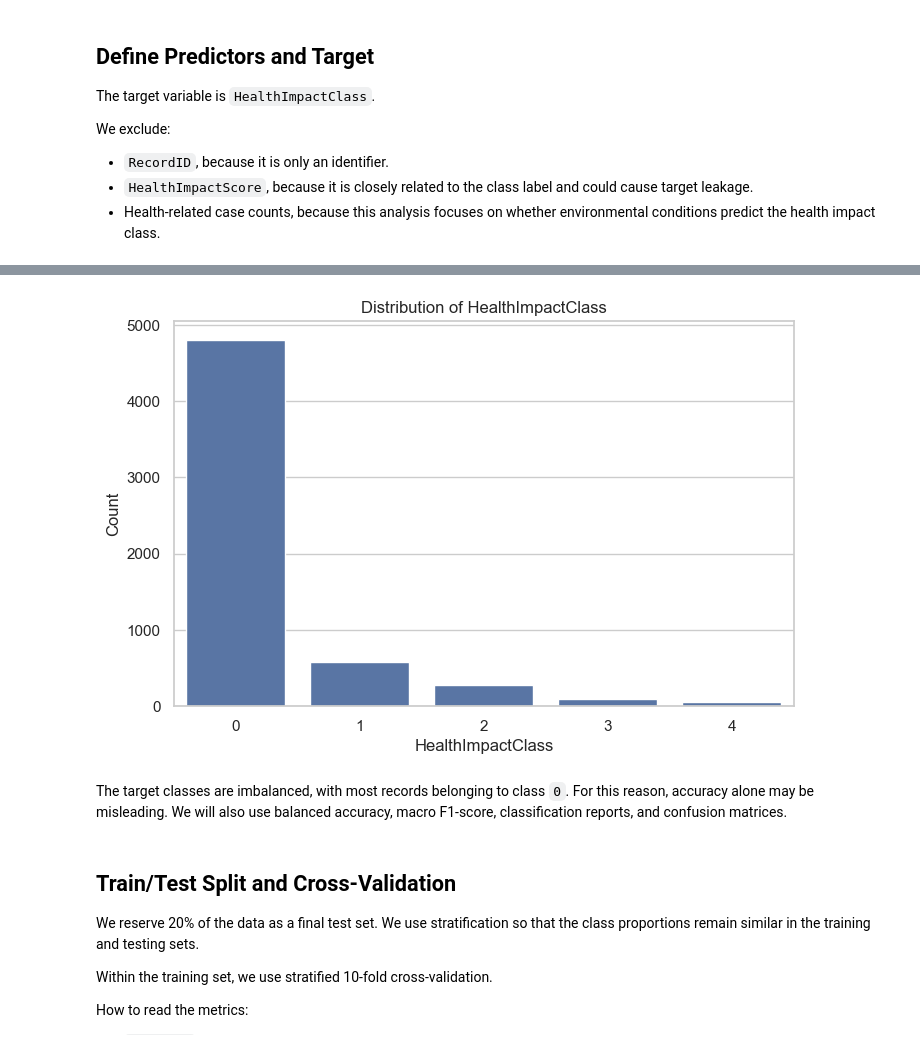
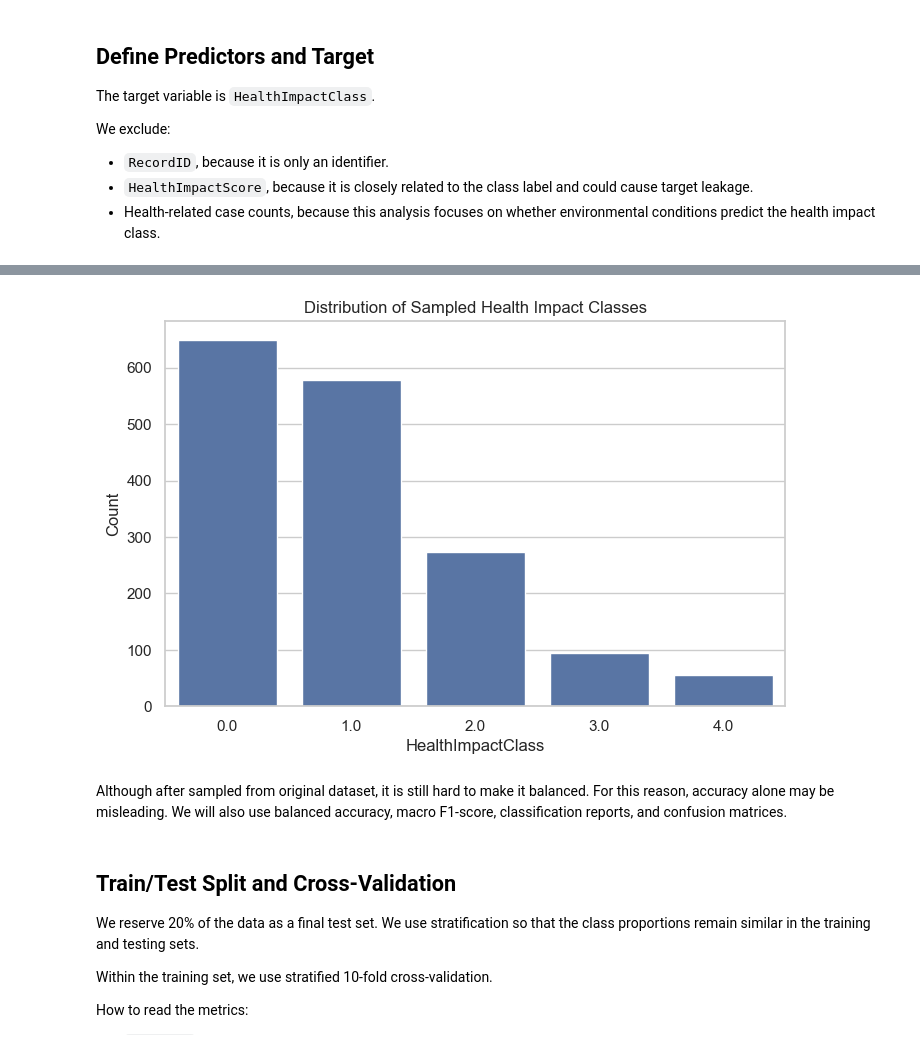
Before and after one commit to BryanR-17/COGS109-air-quality-health-impact, a Jupyter notebook: notebooks/03_classification_models.ipynb, the cells around one changed output, grey strips where cells are left out. Cells and saved outputs as stored; diff of their text form; code cells hidden in the pictures.

```diff
--- a/notebooks/03_classification_models.ipynb
+++ b/notebooks/03_classification_models.ipynb
@@ -50,3 +61,9 @@ df.head()
+# %%
+class_0 = df[df['HealthImpactClass'] == 0]
+other_classes = df[df['HealthImpactClass'] != 0]
+
+class_0_sampled = class_0.sample(n=650, random_state=42)
+df_balanced = pd.concat([class_0_sampled, other_classes], ignore_index=True)
 # %% [markdown]
 ## Define Predictors and Target
 
@@ -100,15 +107,15 @@ HealthImpactClass
 Name: count, dtype: int64
 # %%
-plt.figure(figsize=(8, 5))
-sns.countplot(x=y, order=sorted(y.unique()))
-plt.title("Distribution of HealthImpactClass")
+plt.figure(figsize = (8, 5))
+sns.countplot(data = df_balanced, x = "HealthImpactClass", order = sorted(df_balanced["HealthImpactClass"].unique()))
+plt.title("Distribution of Sampled Health Impact Classes")
 plt.xlabel("HealthImpactClass")
 plt.ylabel("Count")
 plt.show()
 # %% [output]
-[figure, old version]
+[figure, new version]
 # %% [markdown]
-The target classes are imbalanced, with most records belonging to class `0`. For this reason, accuracy alone may be misleading. We will also use balanced accuracy, macro F1-score, classification reports, and confusion matrices.
+Although after sampled from original dataset, it is still hard to make it balanced. For this reason, accuracy alone may be misleading. We will also use balanced accuracy, macro F1-score, classification reports, and confusion matrices.
 # %% [markdown]
 ## Train/Test Split and Cross-Validation
 
```
Also changed, not shown: parts of 20 cells of this notebook, 2 other files.
